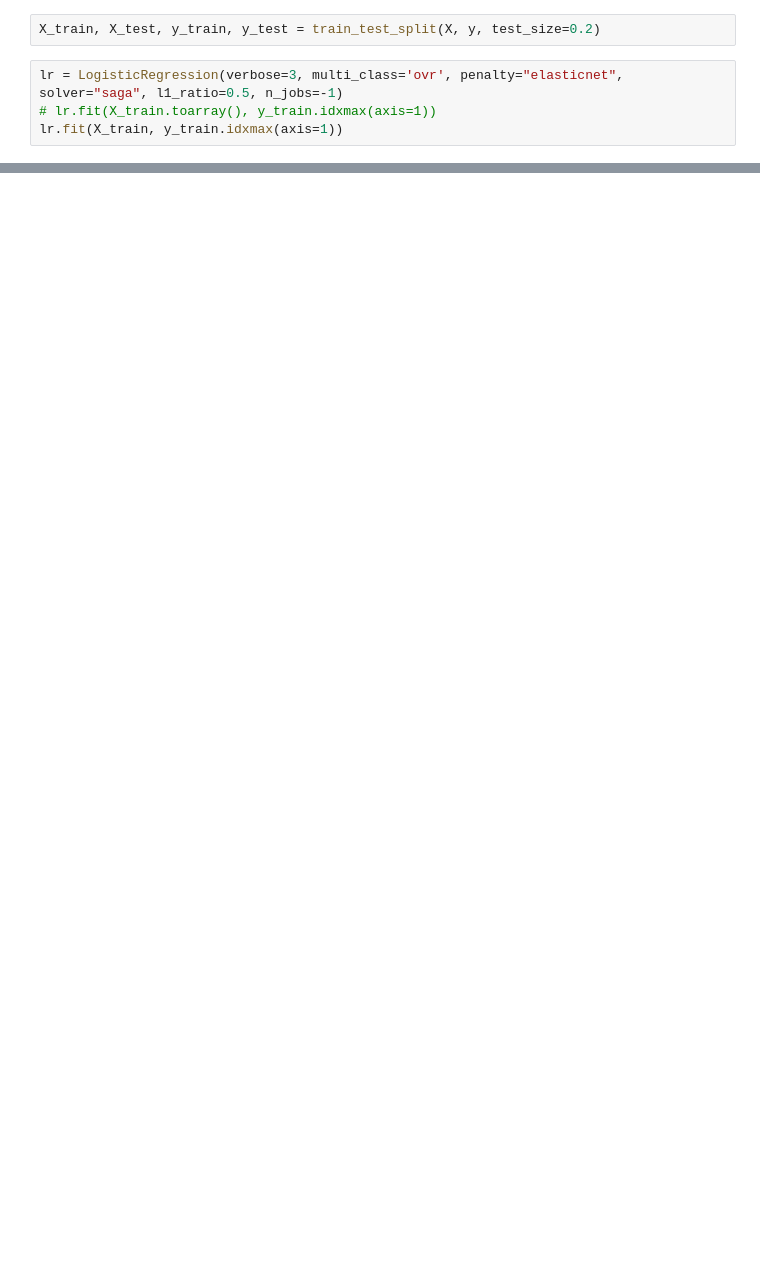
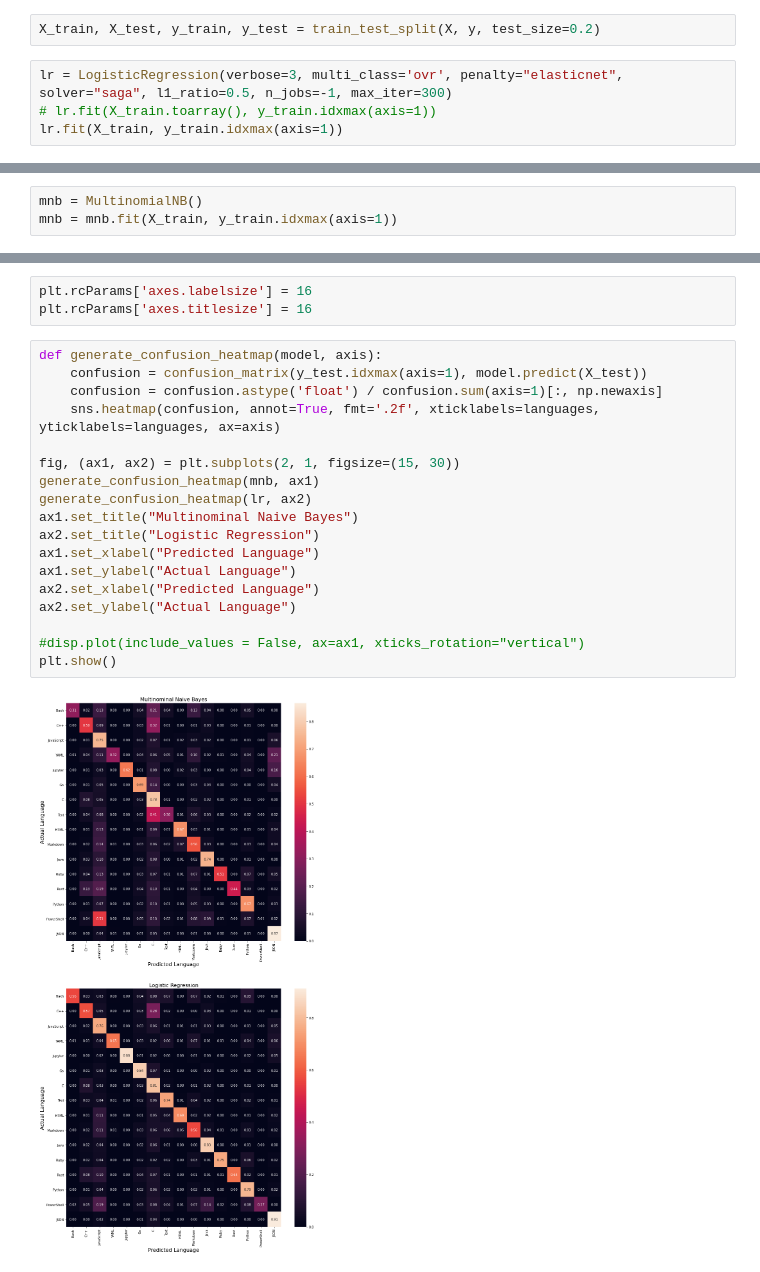
Before and after one commit to jacobfelknor/CSCI4622_MLProject, a Jupyter notebook: Tokenization.ipynb, the cells around one changed output, grey strips where cells are left out. Cells and saved outputs as stored; diff of their text form; blank space fills up the shorter version.

Commit message:
Finished feature engineering. Final models & figures

```diff
--- a/Tokenization.ipynb
+++ b/Tokenization.ipynb
@@ -105,7 +112,7 @@ from sklearn.metrics import accuracy_score
 # %%
 X_train, X_test, y_train, y_test = train_test_split(X, y, test_size=0.2)
 # %%
-lr = LogisticRegression(verbose=3, multi_class='ovr', penalty="elasticnet", solver="saga", l1_ratio=0.5, n_jobs=-1)
+lr = LogisticRegression(verbose=3, multi_class='ovr', penalty="elasticnet", solver="saga", l1_ratio=0.5, n_jobs=-1, max_iter=300)
 # lr.fit(X_train.toarray(), y_train.idxmax(axis=1))
 lr.fit(X_train, y_train.idxmax(axis=1))
 # %% [output]
@@ -145,0 +171,3 @@ print(accuracy_score(y_test.idxmax(axis=1), lr.predict(X_test)))
+# %%
+mnb = MultinomialNB()
+mnb = mnb.fit(X_train, y_train.idxmax(axis=1))
@@ -145,0 +204,23 @@ print(accuracy_score(y_test.idxmax(axis=1), lr.predict(X_test)))
+# %%
+plt.rcParams['axes.labelsize'] = 16
+plt.rcParams['axes.titlesize'] = 16
+# %%
+def generate_confusion_heatmap(model, axis):
+    confusion = confusion_matrix(y_test.idxmax(axis=1), model.predict(X_test))
+    confusion = confusion.astype('float') / confusion.sum(axis=1)[:, np.newaxis]
+    sns.heatmap(confusion, annot=True, fmt='.2f', xticklabels=languages, yticklabels=languages, ax=axis)
+
+fig, (ax1, ax2) = plt.subplots(2, 1, figsize=(15, 30))
+generate_confusion_heatmap(mnb, ax1)
+generate_confusion_heatmap(lr, ax2)
+ax1.set_title("Multinominal Naive Bayes")
+ax2.set_title("Logistic Regression")
+ax1.set_xlabel("Predicted Language")
+ax1.set_ylabel("Actual Language")
+ax2.set_xlabel("Predicted Language")
+ax2.set_ylabel("Actual Language")
+
+#disp.plot(include_values = False, ax=ax1, xticks_rotation="vertical")
+plt.show()
+# %% [output]
+[figure, added]
```
Also changed, not shown: parts of 20 cells of this notebook, 2 other files.
